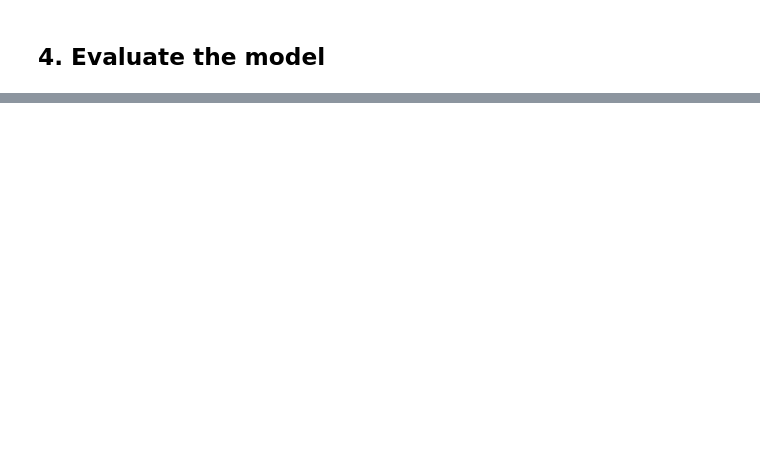
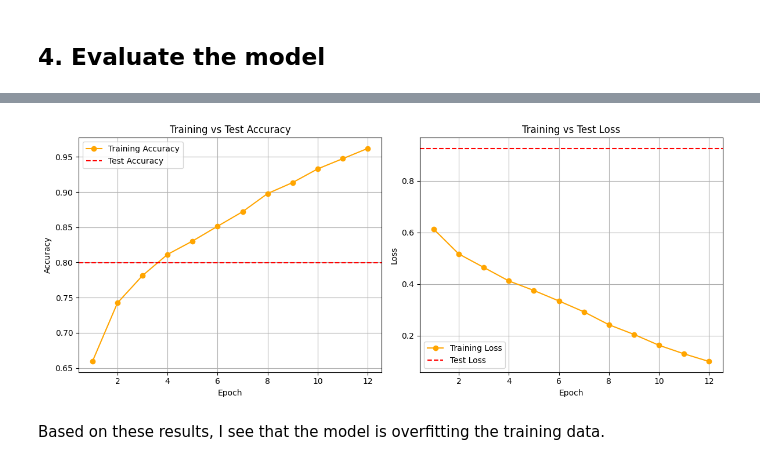
Before and after one commit to 4GeeksAcademy/Jack-Porter-image-classification, a Jupyter notebook: notebooks/mvp.ipynb, the cells around one changed output, grey strips where cells are left out. Saved outputs shown, nothing was run; the diff lists cells and outputs as text; code cells hidden in the pictures; blank space fills up the shorter version.

```diff
--- a/notebooks/mvp.ipynb
+++ b/notebooks/mvp.ipynb
@@ -447,0 +509,52 @@ print(f"\n🏆 Best config → learning_rate={best_lr}, batch_size={best_bs}, va
+# %%
+import matplotlib.pyplot as plt
+
+# Training data from history
+train_accuracy = [
+    0.6593, 0.7425, 0.7813, 0.8114, 0.8304,
+    0.8514, 0.8721, 0.8979, 0.9135, 0.9329,
+    0.9474, 0.9620
+]
+
+train_loss = [
+    0.6129, 0.5168, 0.4646, 0.4123, 0.3755,
+    0.3349, 0.2927, 0.2428, 0.2053, 0.1633,
+    0.1302, 0.1005
+]
+
+# Test results from model.evaluate(...)
+test_accuracy = 0.7996
+test_loss = 0.9253
+
+# Epochs
+epochs = list(range(1, len(train_accuracy) + 1))
+
+# Plotting
+plt.figure(figsize=(12, 5))
+
+# Accuracy Plot
+plt.subplot(1, 2, 1)
+plt.plot(epochs, train_accuracy, label="Training Accuracy", marker='o', color='orange')
+plt.axhline(test_accuracy, color='red', linestyle='--', label="Test Accuracy")
+plt.xlabel("Epoch")
+plt.ylabel("Accuracy")
+plt.title("Training vs Test Accuracy")
+plt.legend()
+plt.grid(True)
+
+# Loss Plot
+plt.subplot(1, 2, 2)
+plt.plot(epochs, train_loss, label="Training Loss", marker='o', color='orange')
+plt.axhline(test_loss, color='red', linestyle='--', label="Test Loss")
+plt.xlabel("Epoch")
+plt.ylabel("Loss")
+plt.title("Training vs Test Loss")
+plt.legend()
+plt.grid(True)
+
+plt.tight_layout()
+plt.show()
+# %% [output]
+[figure, added]
+# %% [markdown]
+Based on these results, I see that the model is overfitting the training data.
```
Also changed, not shown: parts of 10 cells of this notebook.
